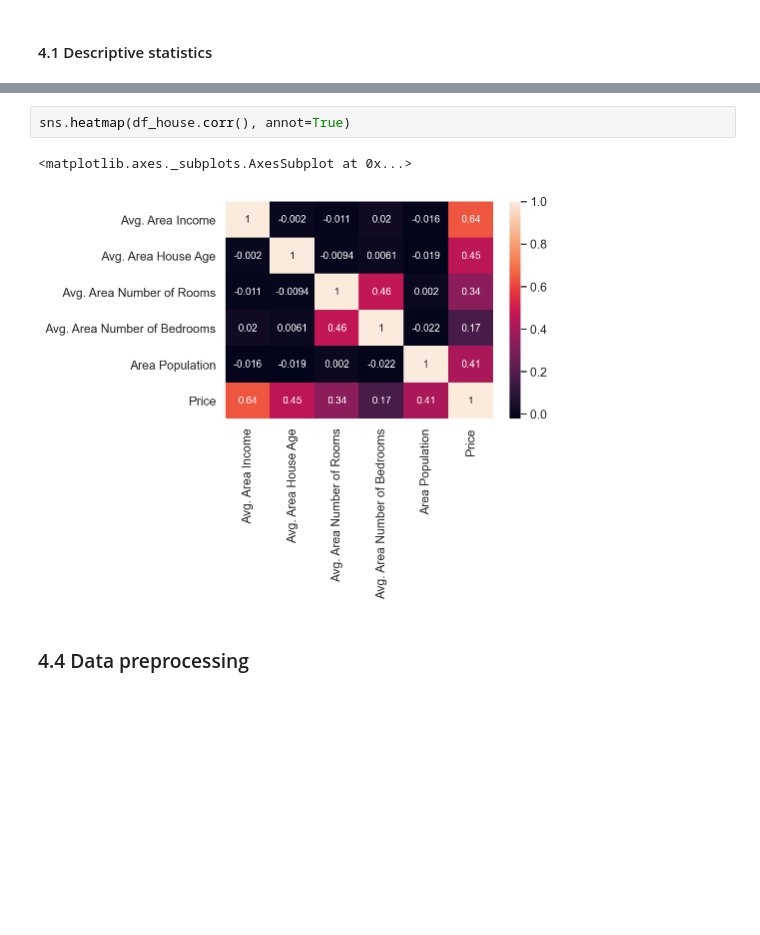
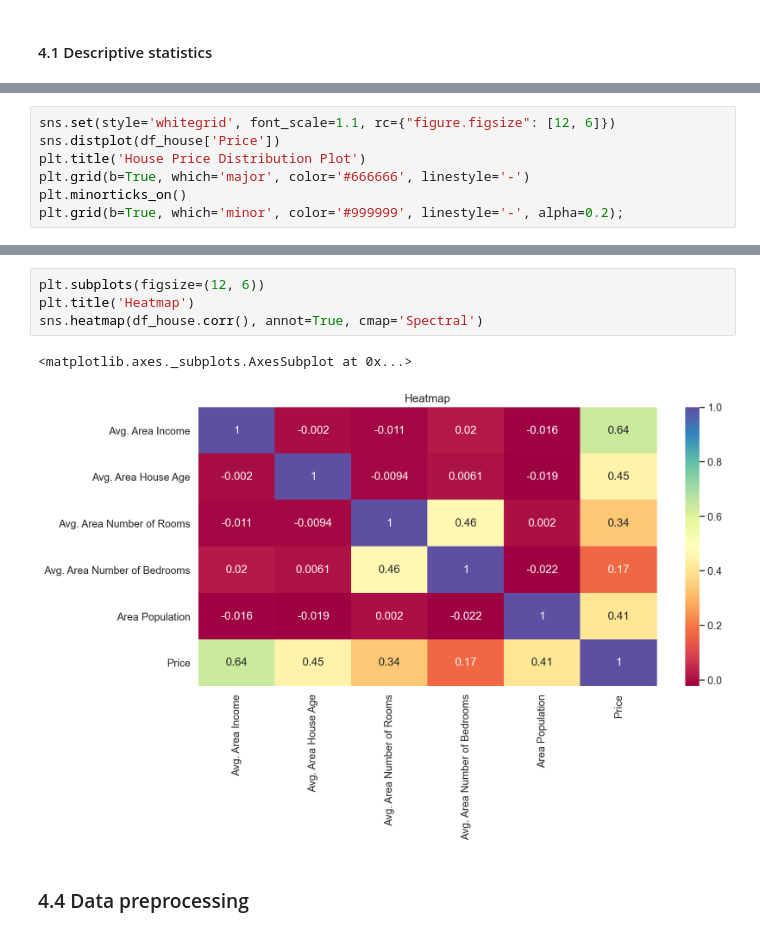
Before and after one commit to Munster2020/HDIP_CSDA_COMP08055, a Jupyter notebook: scikit-learn.ipynb, the cells around one changed output, grey strips where cells are left out. Cells and saved outputs as stored; diff of their text form; blank space fills up the shorter version.

Commit message:
Completed house linear regression in scikit-learn.ipynb

```diff
--- a/scikit-learn.ipynb
+++ b/scikit-learn.ipynb
@@ -430,0 +430,7 @@ sns.distplot(df_house['Price'])
+# %%
+sns.set(style='whitegrid', font_scale=1.1, rc={"figure.figsize": [12, 6]})
+sns.distplot(df_house['Price'])
+plt.title('House Price Distribution Plot')
+plt.grid(b=True, which='major', color='#666666', linestyle='-')
+plt.minorticks_on()
+plt.grid(b=True, which='minor', color='#999999', linestyle='-', alpha=0.2);
@@ -431,8 +439,10 @@ sns.distplot(df_house['Price'])
 # %%
-sns.heatmap(df_house.corr(), annot=True)
+plt.subplots(figsize=(12, 6))
+plt.title('Heatmap')
+sns.heatmap(df_house.corr(), annot=True, cmap='Spectral')
 # %% [output]
 <matplotlib.axes._subplots.AxesSubplot at 0x...>
-[figure, old version]
+[figure, new version]
 # %% [markdown]
 ### 4.4 Data preprocessing
 # %% [markdown]
```
Also changed, not shown: parts of 31 cells of this notebook.
